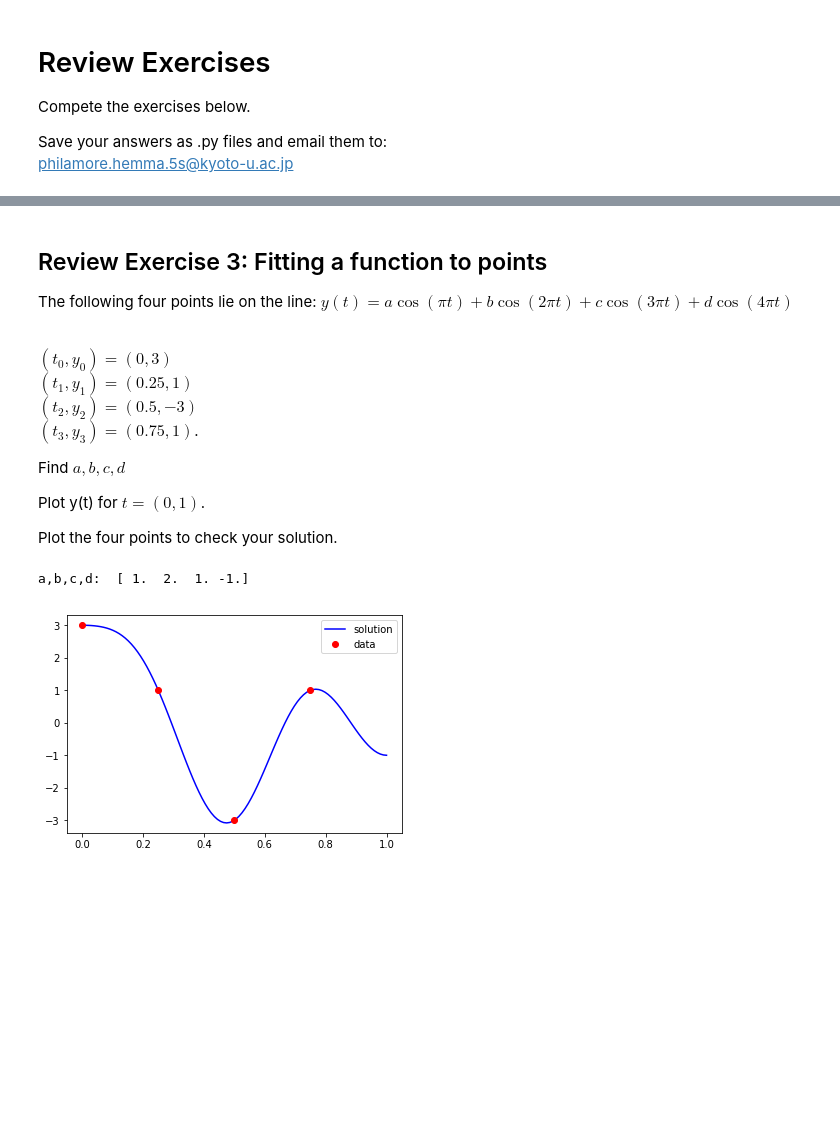
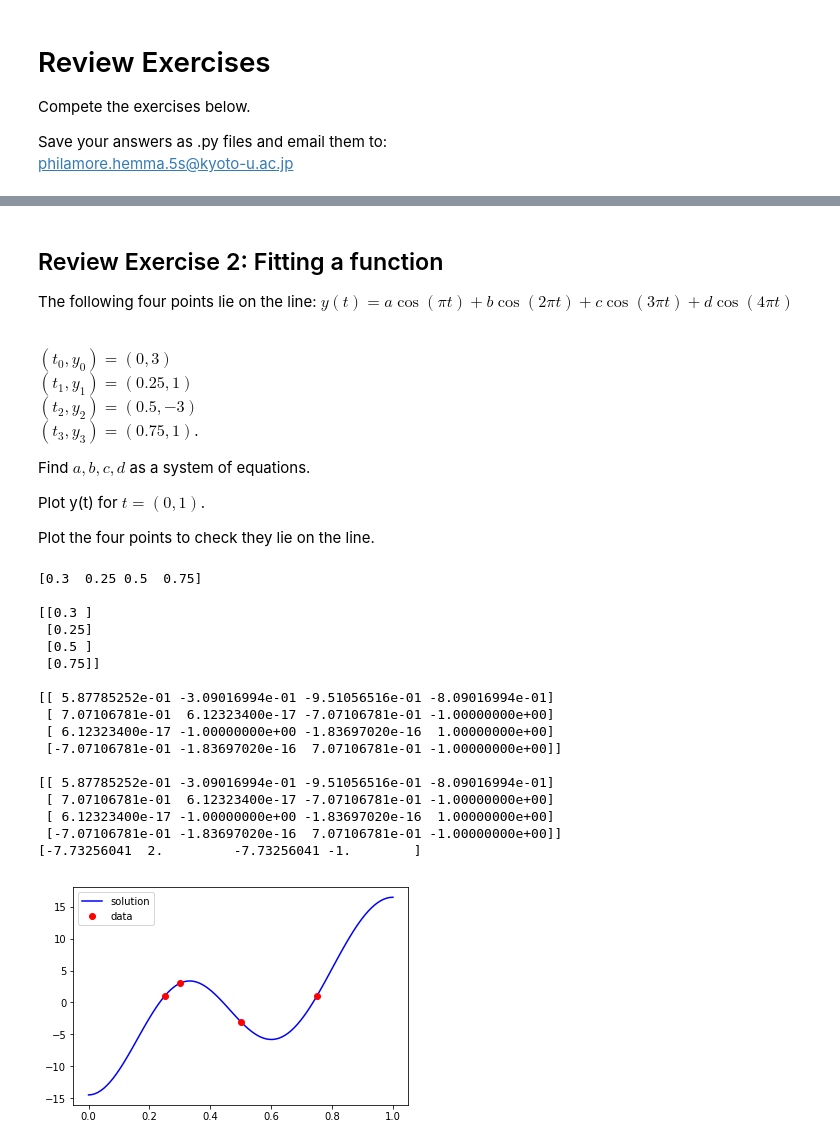
Before and after one commit to hphilamore/ILAS_PyEng2019, a Jupyter notebook: 05_Algebra_ScipyNumpy__ClassMaterial.ipynb, the cells around one changed output, grey strips where cells are left out. Drawn from its saved outputs; the diff is of its cells as text; code cells hidden in the pictures; blank space fills up the shorter version.

```diff
--- a/05_Algebra_ScipyNumpy__ClassMaterial.ipynb
+++ b/05_Algebra_ScipyNumpy__ClassMaterial.ipynb
@@ -900,5 +940,5 @@ Use the values $a=3, b=1$ to find the exact vaue of the roots.
 # %% [markdown]
-## Review Exercise 3: Fitting a function to points
+## Review Exercise 2: Fitting a function
 The following four points lie on the line:
 $y(t) = a\cos(\pi t) + b\cos(2\pi t) + c\cos(3\pi t) + d\cos(4\pi t)$
 
@@ -907,8 +947,8 @@ $y(t) = a\cos(\pi t) + b\cos(2\pi t) + c\cos(3\pi t) + d\cos(4\pi t)$
 <br>$(t_2,y_2)=(0.5,-3)$
 <br>$(t_3,y_3)=(0.75,1)$.
 
-Find $a, b, c, d$
+Find $a, b, c, d$ as a system of equations.
 
 Plot y(t) for $t=(0, 1)$.
 
-Plot the four points to check your solution.
+Plot the four points to check they lie on the line.
@@ -915,22 +957,55 @@ Plot the four points to check your solution.
 # %%
+# Review Exercise 2: Fitting a function
 # Example Solution
-tp = np.array([0, 0.25, 0.5, 0.75])
-yp = np.array([ 3, 1, -3, 1])
-A = np.zeros((4, 4))
-rhs = np.zeros(4)
-for i in range(4):
-    A[i] = np.cos(1 * np.pi * tp[i]), np.cos(2 * np.pi * tp[i]), \
-           np.cos(3 * np.pi * tp[i]), np.cos(4 * np.pi * tp[i])  # Store one row at a time
-    rhs[i] = yp[i]
-sol = np.linalg.solve(A, rhs)
-print('a,b,c,d: ',sol)
+y = np.array([3, 1, -3, 1])
 
-t = np.linspace(0, 1, 100)
-y = sol[0] * np.cos(1 * np.pi * t) + sol[1] * np.cos(2 * np.pi * t) + \
-    sol[2] * np.cos(3 * np.pi * t) + sol[3] * np.cos(4 * np.pi * t)
-plt.plot(t, y, 'b', label='solution')
-plt.plot(tp, yp, 'ro', label='data')
+# array
+t = np.array([0.3, 0.25, 0.5, 0.75])
+print(t, end='\n\n')
+
+#vertical 4x1
+ts = t.reshape((4,1))
+print(ts, end='\n\n')
+
+# horizontal array 1x3
+cos_ = np.array([np.pi, 2*np.pi, 3*np.pi, 4*np.pi])
+
+# 3x3
+ts = np.cos(cos_ * ts)
+print(ts, end='\n\n')
+
+print(ts)
+
+coeffs = np.linalg.solve(ts, y)
+print(coeffs)
+
+y_func = lambda t : (coeffs[0]*np.cos(np.pi*t) +
+                     coeffs[1]*np.cos(2*np.pi*t) +
+                     coeffs[2]*np.cos(3*np.pi*t) +
+                     coeffs[3]*np.cos(4*np.pi*t))
+
+
+t_fit = np.linspace(0, 1, 100)
+y_fit = y_func(t_fit)
+plt.plot(t_fit, y_fit, 'b', label='solution')
+plt.plot(t, y, 'ro', label='data')
 plt.legend(loc='best');
 # %% [output]
-a,b,c,d:  [ 1.  2.  1. -1.]
+[0.3  0.25 0.5  0.75]
+
+[[0.3 ]
+ [0.25]
+ [0.5 ]
+ [0.75]]
+
+[[ 5.87785252e-01 -3.09016994e-01 -9.51056516e-01 -8.09016994e-01]
+ [ 7.07106781e-01  6.12323400e-17 -7.07106781e-01 -1.00000000e+00]
+ [ 6.12323400e-17 -1.00000000e+00 -1.83697020e-16  1.00000000e+00]
+ [-7.07106781e-01 -1.83697020e-16  7.07106781e-01 -1.00000000e+00]]
+
+[[ 5.87785252e-01 -3.09016994e-01 -9.51056516e-01 -8.09016994e-01]
+ [ 7.07106781e-01  6.12323400e-17 -7.07106781e-01 -1.00000000e+00]
+ [ 6.12323400e-17 -1.00000000e+00 -1.83697020e-16  1.00000000e+00]
+ [-7.07106781e-01 -1.83697020e-16  7.07106781e-01 -1.00000000e+00]]
+[-7.73256041  2.         -7.73256041 -1.        ]
-[figure, old version]
+[figure, new version]
```
Also changed, not shown: parts of 16 cells of this notebook, 7 other files.
